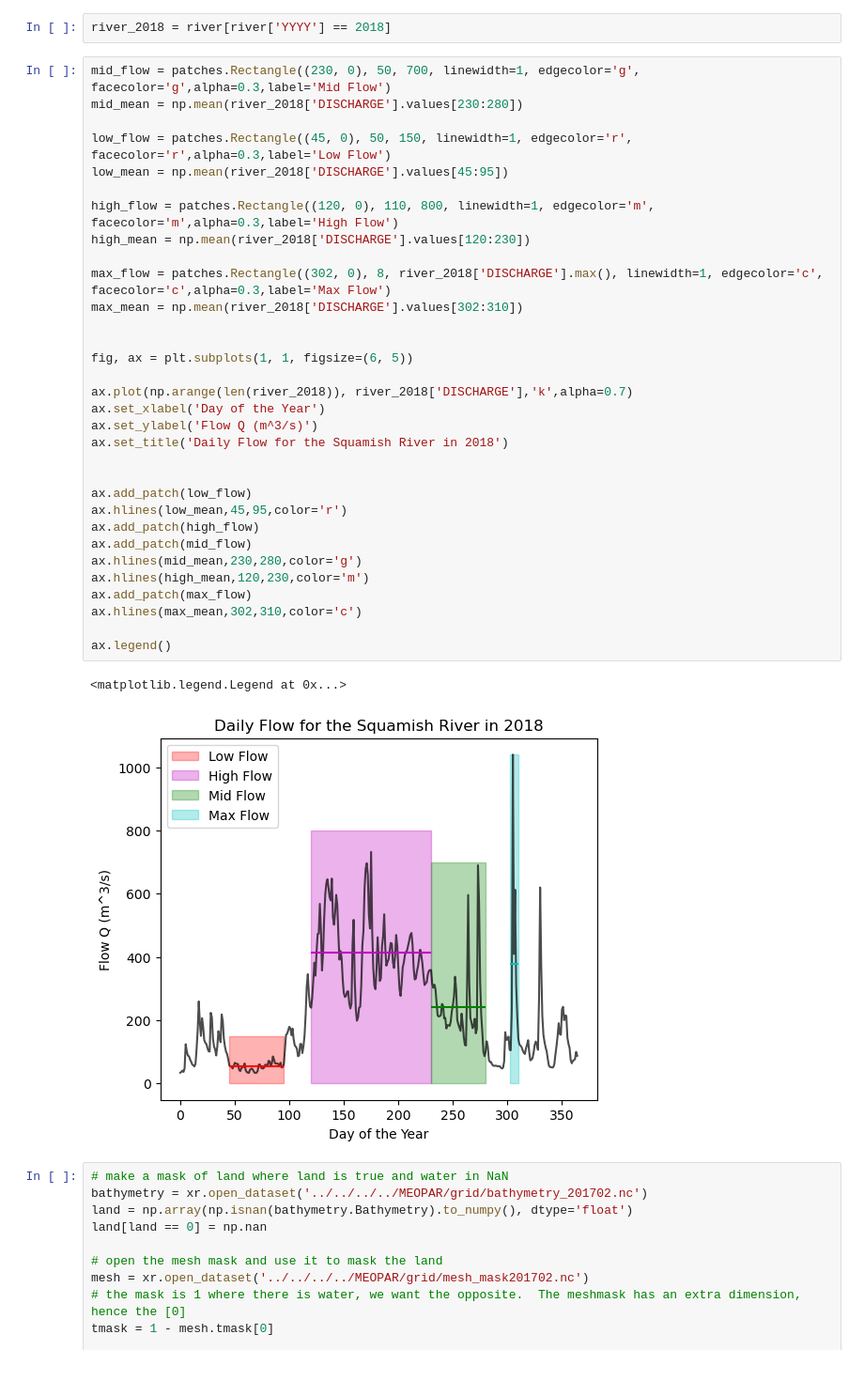
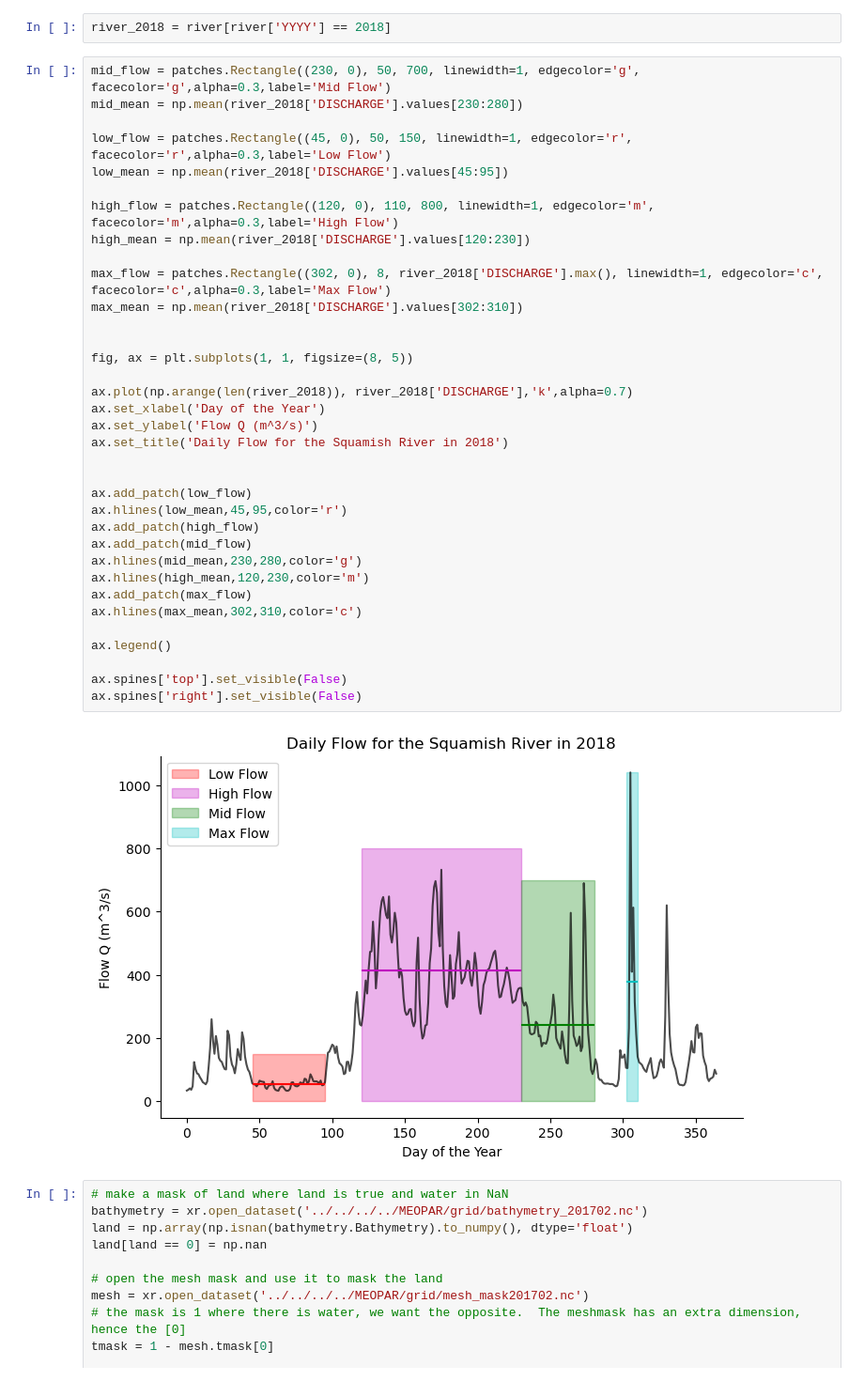
Before and after one commit to SalishSeaCast/analysis-cassidy, a Jupyter notebook: notebooks/civil541/squamish_estuary_2018_high_flow.ipynb, the cells around one changed output. Shown at 94% size. Cells and saved outputs as stored; diff of their text form.

Commit message:
fix initial discharge plot

```diff
--- a/notebooks/civil541/squamish_estuary_2018_high_flow.ipynb
+++ b/notebooks/civil541/squamish_estuary_2018_high_flow.ipynb
@@ -18,36 +18,38 @@ mid_flow = patches.Rectangle((230, 0), 50, 700, linewidth=1, edgecolor='g', face
 mid_mean = np.mean(river_2018['DISCHARGE'].values[230:280])
 
 low_flow = patches.Rectangle((45, 0), 50, 150, linewidth=1, edgecolor='r', facecolor='r',alpha=0.3,label='Low Flow')
 low_mean = np.mean(river_2018['DISCHARGE'].values[45:95])
 
 high_flow = patches.Rectangle((120, 0), 110, 800, linewidth=1, edgecolor='m', facecolor='m',alpha=0.3,label='High Flow')
 high_mean = np.mean(river_2018['DISCHARGE'].values[120:230])
 
 max_flow = patches.Rectangle((302, 0), 8, river_2018['DISCHARGE'].max(), linewidth=1, edgecolor='c', facecolor='c',alpha=0.3,label='Max Flow')
 max_mean = np.mean(river_2018['DISCHARGE'].values[302:310])
 
 
-fig, ax = plt.subplots(1, 1, figsize=(6, 5))
+fig, ax = plt.subplots(1, 1, figsize=(8, 5))
 
 ax.plot(np.arange(len(river_2018)), river_2018['DISCHARGE'],'k',alpha=0.7)
 ax.set_xlabel('Day of the Year')
 ax.set_ylabel('Flow Q (m^3/s)')
 ax.set_title('Daily Flow for the Squamish River in 2018')
 
 
 ax.add_patch(low_flow)
 ax.hlines(low_mean,45,95,color='r')
 ax.add_patch(high_flow)
 ax.add_patch(mid_flow)
 ax.hlines(mid_mean,230,280,color='g')
 ax.hlines(high_mean,120,230,color='m')
 ax.add_patch(max_flow)
 ax.hlines(max_mean,302,310,color='c')
 
 ax.legend()
+
+ax.spines['top'].set_visible(False)
+ax.spines['right'].set_visible(False)
 # %% [output]
-<matplotlib.legend.Legend at 0x...>
-[figure, old version]
+[figure, new version]
 # %%
 # make a mask of land where land is true and water in NaN
 bathymetry = xr.open_dataset('../../../../MEOPAR/grid/bathymetry_201702.nc')
```
Also changed, not shown: 2 other files.
